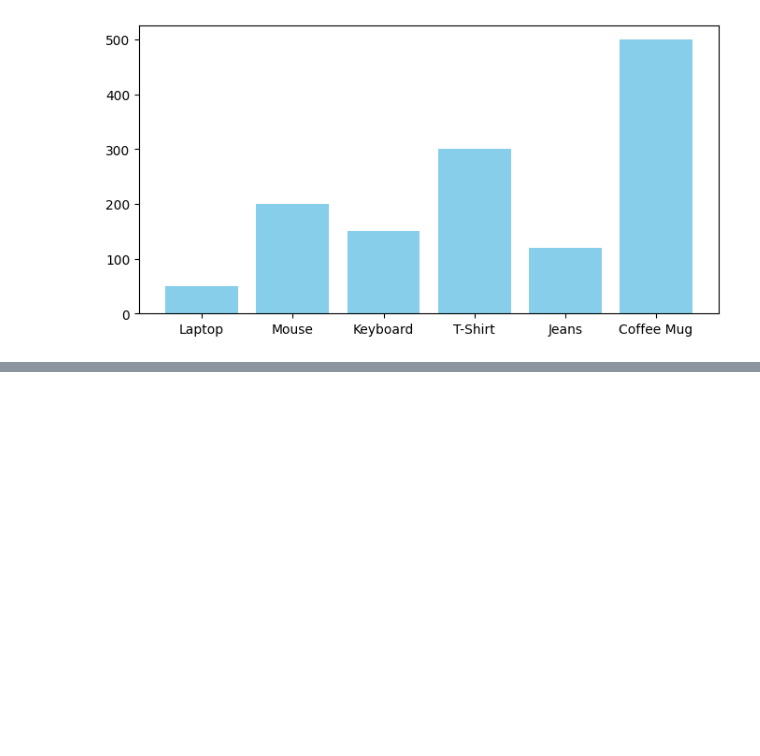
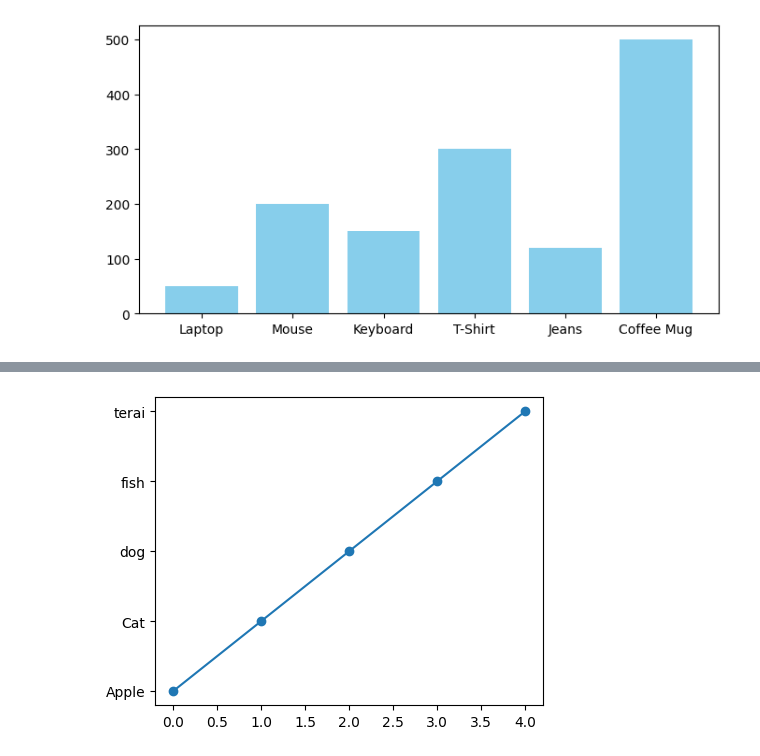
Before and after one commit to sthasarita/Matplotlib_Seaborn, a Jupyter notebook: practice.ipynb, the cells around one changed output, grey strips where cells are left out. Saved outputs shown, nothing was run; the diff lists cells and outputs as text; code cells hidden in the pictures; blank space fills up the shorter version.

```diff
--- a/practice.ipynb
+++ b/practice.ipynb
@@ -186,0 +196,8 @@ plt.show()
+# %%
+x_axis = ["Apple", "Cat", "dog", "fish", "terai"]
+y_axis = [1,5,6,7,4]
+plt.figure(figsize = (5,4))
+plt.plot( x_axis , marker = "o")
+plt.show()
+# %% [output]
+[figure, added]
```
Also changed, not shown: parts of 60 cells of this notebook, 2 other files.
